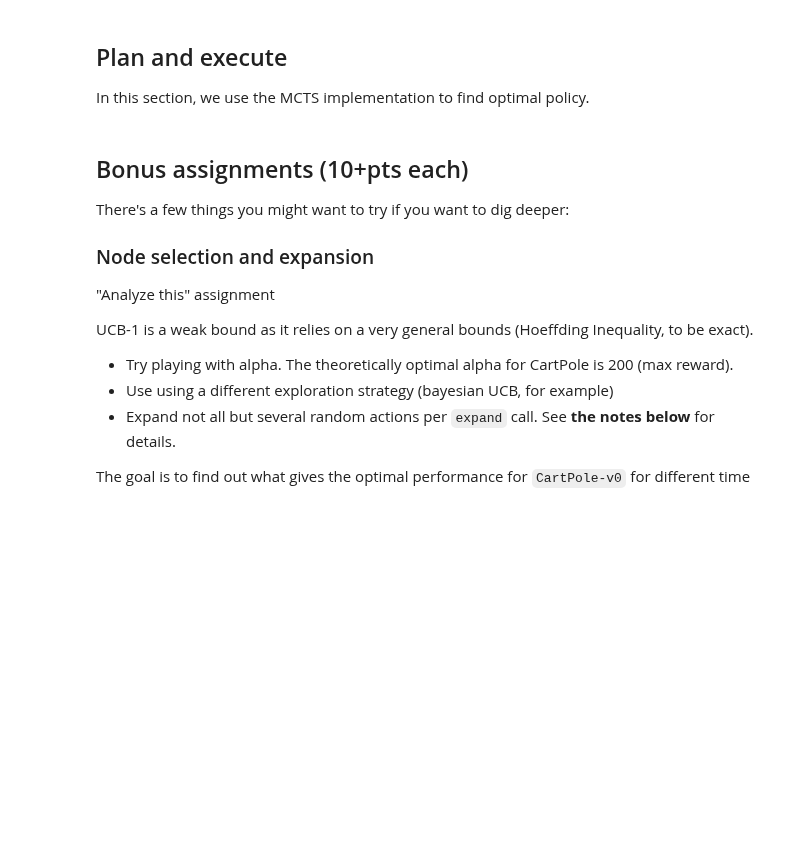
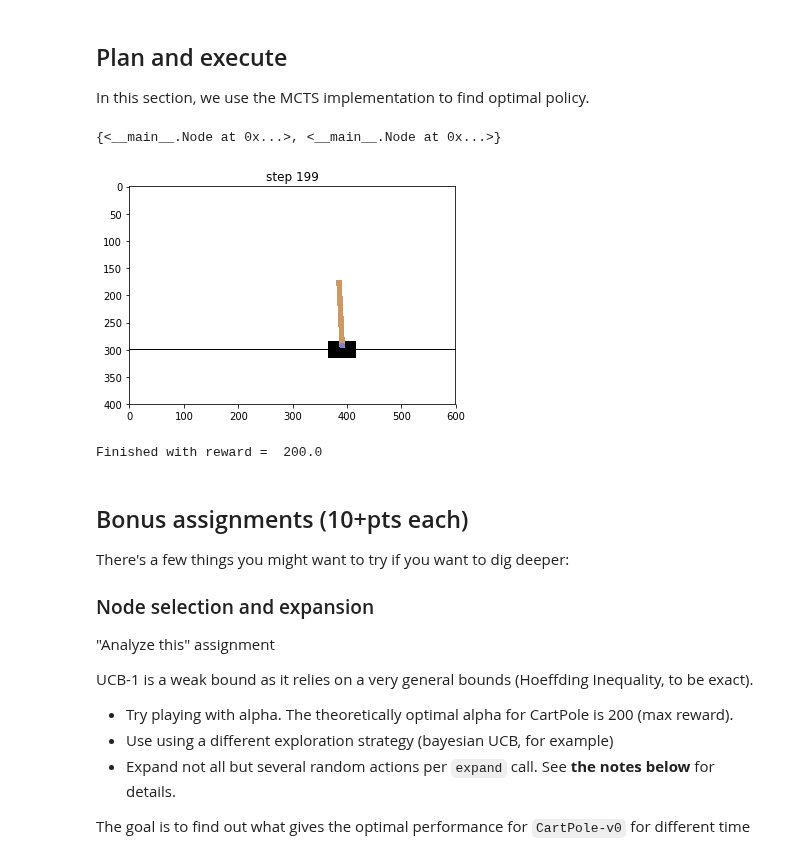
Before and after one commit to nik31096/Practical_RL, a Jupyter notebook: week10_planning/seminar_MCTS.ipynb, the cells around one changed output. Cells and saved outputs as stored; diff of their text form; code cells hidden in the pictures; blank space fills up the shorter version.

```diff
--- a/week10_planning/seminar_MCTS.ipynb
+++ b/week10_planning/seminar_MCTS.ipynb
@@ -36,13 +36,13 @@ class WithSnapshots(Wrapper):
     Required for planning algorithms.
 
     This class will have access to the core environment as self.env, e.g.:
-    - self.env.reset()           #reset original env
-    - self.env.ale.cloneState()  #make snapshot for atari. load with .restoreState()
+    - self.env.reset()           # reset original env
+    - self.env.ale.cloneState()  # make snapshot for atari. load with .restoreState()
     - ...
 
     You can also use reset, step and render directly for convenience.
-    - s, r, done, _ = self.step(action)   #step, same as self.env.step(action)
-    - self.render(close=True)             #close window, same as self.env.render(close=True)
+    - s, r, done, _ = self.step(action)   # step, same as self.env.step(action)
+    - self.render(close=True)             # close window, same as self.env.render(close=True)
     """
 
     def get_snapshot(self, render=False):
@@ -94,11 +94,13 @@ class WithSnapshots(Wrapper):
         Basically it returns next snapshot and everything that env.step would have returned.
         """
 
-        <your code here load, commit, take snapshot >
+        # <your code here load, commit, take snapshot >
+        self.load_snapshot(snapshot)
+        next_s, r, done, info = self.env.step(action)
+        next_snapshot = self.get_snapshot()
 
-        return ActionResult(< next_snapshot > ,    #fill in the variables
-                            < next_observation > ,
-                            < reward > , < is_done > , < info > )
+
+        return ActionResult(next_snapshot, next_s , r, done, info)
 # %% [markdown]
 ### Try out snapshots:
 Let`s check our wrapper. At first, reset environment and save it, further randomly play some actions and restore our environment from the snapshot. It should be the same as our previous initial state.
@@ -163,3 +175,6 @@ We will start by implementing the `Node` class - a simple class that acts like M
 This MCTS implementation makes some assumptions about the environment, you can find those _in the notes section at the end of the notebook_.
 # %%
 assert isinstance(env, WithSnapshots)
+# %%
+t = [('1', 5), ('2', 2), ('5', 1)]
+max(t, key=lambda x: x[1])
@@ -215,7 +232,7 @@ class Node:
         # hint: you can use self.parent.times_visited for N times node was considered,
         # and self.times_visited for n times it was visited
 
-        U = <your code here >
+        U = np.sqrt(2*np.log(self.parent.times_visited) / self.times_visited)
 
         return self.get_mean_value() + scale*U
 
@@ -232,7 +249,8 @@ class Node:
 
         children = self.children
 
-        best_child = <select best child node in terms of node.ucb_score() >
+        # select best child node in terms of node.ucb_score()
+        best_child = max([(child, child.ucb_score()) for child in children], key=lambda x: x[1])[0]
 
         return best_child.select_best_leaf()
 
@@ -265,8 +283,14 @@ class Node:
         env.load_snapshot(self.snapshot)
         obs = self.observation
         is_done = self.is_done
+        t = 0
+        rollout_reward = 0
 
-        <your code here - rollout and compute reward >
+        while not is_done or t < t_max:
+            action = env.action_space.sample()
+            next_state, reward, is_done, info = env.step(action)
+            rollout_reward += reward
+            t += 1
 
         return rollout_reward
 
@@ -353,6 +383,10 @@ plan_mcts(root, n_iters=1000)
 # import copy
 # saved_root = copy.deepcopy(root)
 # root = saved_root
+# %%
+root.children
+# %% [output]
+{<__main__.Node at 0x...>, <__main__.Node at 0x...>}
 # %%
 from IPython.display import clear_output
 from itertools import count
@@ -364,35 +398,38 @@ test_env = loads(root_snapshot)  # env used to show progress
 for i in count():
 
     # get best child
-    best_child = <select child with highest mean reward >
+    best_child = max([(child, child.get_mean_value()) for child in root.children], key=lambda x: x[1])[0]
 
     # take action
     s, r, done, _ = test_env.step(best_child.action)
 
     # show image
     clear_output(True)
     plt.title("step %i" % i)
     plt.imshow(test_env.render('rgb_array'))
     plt.show()
 
     total_reward += r
     if done:
         print("Finished with reward = ", total_reward)
         break
 
     # discard unrealized part of the tree [because not every child matters :(]
     for child in root.children:
         if child != best_child:
             child.safe_delete()
 
     # declare best child a new root
     root = Root.from_node(best_child)
 
     assert not root.is_leaf(
     ), "We ran out of tree! Need more planning! Try growing tree right inside the loop."
 
     # you may want to expand tree here
     # <your code here>
+# %% [output]
+[figure, added]
+Finished with reward =  200.0
 # %% [markdown]
 ## Bonus assignments (10+pts each)
 
```
Also changed, not shown: parts of 6 cells of this notebook.
